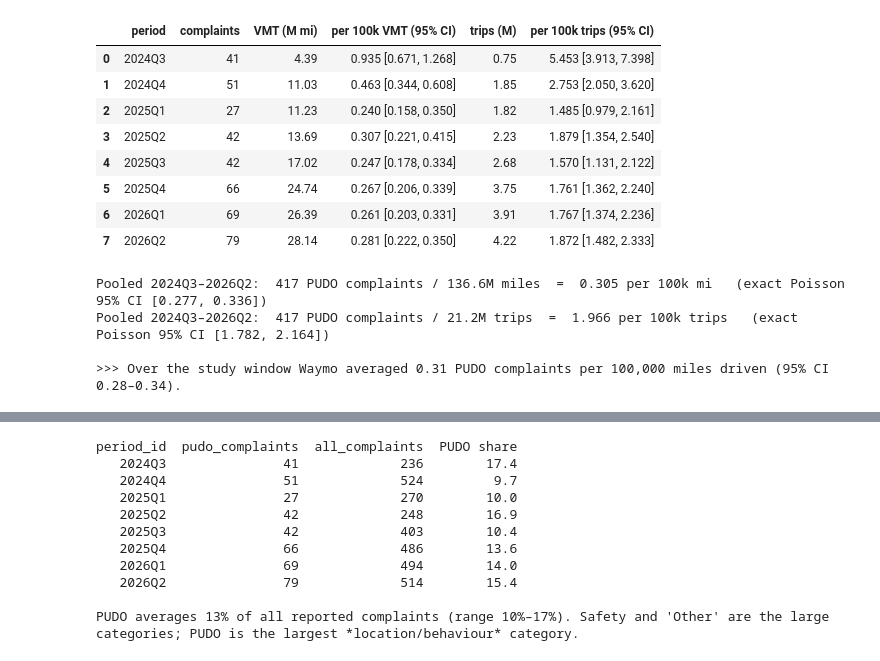
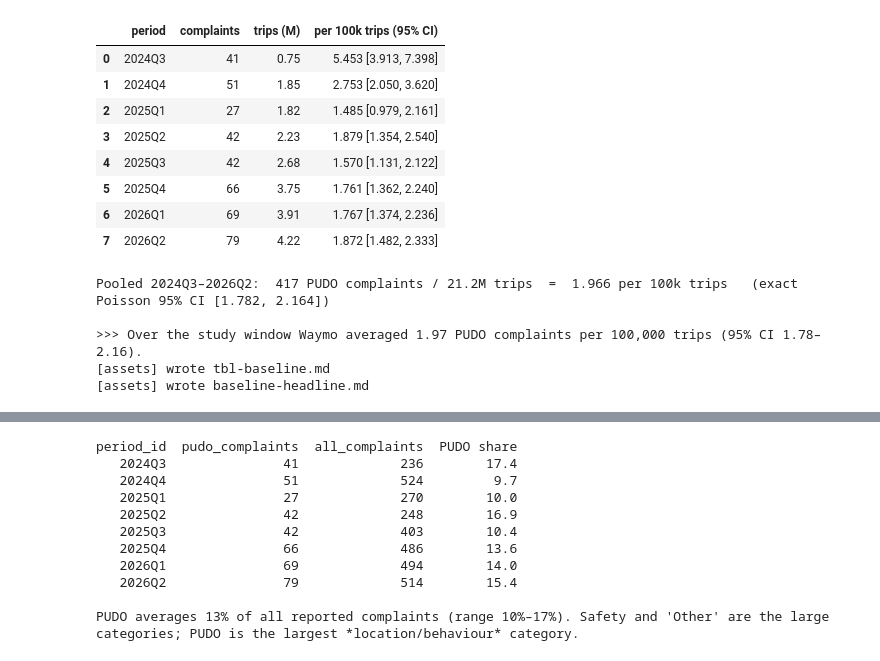
Before and after one commit to jonathanwilsonami/curbrisk-av, a Jupyter notebook: pudo-pipeline/notebooks/pudo_analysis.ipynb, the cells around one changed output, grey strips where cells are left out. Cells and saved outputs as stored; diff of their text form; code cells hidden in the pictures.

```diff
--- a/pudo-pipeline/notebooks/pudo_analysis.ipynb
+++ b/pudo-pipeline/notebooks/pudo_analysis.ipynb
@@ -87,47 +365,52 @@ window is the single number the write-up should quote.
 # %%
-# per-period rates with exact Poisson CIs, under VMT and under trips
-lo_v, hi_v = poisson_ci(s["pudo_complaints"], s["vmt_total"])
+# --- 1c. per-quarter rates with exact Poisson 95% CIs (trips) --------------
 lo_t, hi_t = poisson_ci(s["pudo_complaints"], s["trips"])
 
 baseline = pd.DataFrame({
     "period": s["period_id"],
     "complaints": s["pudo_complaints"],
-    "VMT (M mi)": (s["vmt_total"] / 1e6).round(2),
-    "per 100k VMT (95% CI)": [f"{r:.3f}  [{l:.3f}, {h:.3f}]"
-                              for r, l, h in zip(s["pudo_per_100k_vmt"], lo_v, hi_v)],
     "trips (M)": (s["trips"] / 1e6).round(2),
     "per 100k trips (95% CI)": [f"{r:.3f}  [{l:.3f}, {h:.3f}]"
                                 for r, l, h in zip(s["pudo_per_100k_trips"], lo_t, hi_t)],
 })
 baseline
 # %% [output]
-|  | period | complaints | VMT (M mi) | per 100k VMT (95% CI) | trips (M) | per 100k trips (95% CI) |
-| 0 | 2024Q3 | 41 | 4.39 | 0.935 [0.671, 1.268] | 0.75 | 5.453 [3.913, 7.398] |
-| 1 | 2024Q4 | 51 | 11.03 | 0.463 [0.344, 0.608] | 1.85 | 2.753 [2.050, 3.620] |
-| 2 | 2025Q1 | 27 | 11.23 | 0.240 [0.158, 0.350] | 1.82 | 1.485 [0.979, 2.161] |
-| 3 | 2025Q2 | 42 | 13.69 | 0.307 [0.221, 0.415] | 2.23 | 1.879 [1.354, 2.540] |
-| 4 | 2025Q3 | 42 | 17.02 | 0.247 [0.178, 0.334] | 2.68 | 1.570 [1.131, 2.122] |
-| 5 | 2025Q4 | 66 | 24.74 | 0.267 [0.206, 0.339] | 3.75 | 1.761 [1.362, 2.240] |
-| 6 | 2026Q1 | 69 | 26.39 | 0.261 [0.203, 0.331] | 3.91 | 1.767 [1.374, 2.236] |
-| 7 | 2026Q2 | 79 | 28.14 | 0.281 [0.222, 0.350] | 4.22 | 1.872 [1.482, 2.333] |
+|  | period | complaints | trips (M) | per 100k trips (95% CI) |
+| 0 | 2024Q3 | 41 | 0.75 | 5.453 [3.913, 7.398] |
+| 1 | 2024Q4 | 51 | 1.85 | 2.753 [2.050, 3.620] |
+| 2 | 2025Q1 | 27 | 1.82 | 1.485 [0.979, 2.161] |
+| 3 | 2025Q2 | 42 | 2.23 | 1.879 [1.354, 2.540] |
+| 4 | 2025Q3 | 42 | 2.68 | 1.570 [1.131, 2.122] |
+| 5 | 2025Q4 | 66 | 3.75 | 1.761 [1.362, 2.240] |
+| 6 | 2026Q1 | 69 | 3.91 | 1.767 [1.374, 2.236] |
+| 7 | 2026Q2 | 79 | 4.22 | 1.872 [1.482, 2.333] |
 # %%
-# pooled baseline rate — THE headline number
+# pooled baseline rate — THE headline number (trips only)
 tot_k = int(s["pudo_complaints"].sum())
-for name, col, per_unit in [("miles", "vmt_total", "100k mi"),
-                            ("trips", "trips", "100k trips")]:
-    tot_e = float(s[col].sum())
-    rate = tot_k / tot_e * 1e5
-    lo, hi = poisson_ci(tot_k, tot_e)
-    print(f"Pooled 2024Q3–2026Q2:  {tot_k} PUDO complaints / {tot_e/1e6:,.1f}M {name}"
-          f"  =  {rate:.3f} per {per_unit}   (exact Poisson 95% CI [{lo:.3f}, {hi:.3f}])")
+tot_tr = float(s["trips"].sum())
+rate = tot_k / tot_tr * 1e5
+lo, hi = poisson_ci(tot_k, tot_tr)
+print(f"Pooled 2024Q3–2026Q2:  {tot_k} PUDO complaints / {tot_tr/1e6:,.1f}M trips"
+      f"  =  {rate:.3f} per 100k trips   (exact Poisson 95% CI [{lo:.3f}, {hi:.3f}])")
+print(f"\n>>> Over the study window Waymo averaged {rate:.2f} PUDO complaints per "
+      f"100,000 trips (95% CI {lo:.2f}–{hi:.2f}).")
 
-tot_vmt = float(s["vmt_total"].sum())
-r = tot_k / tot_vmt * 1e5
-lo, hi = poisson_ci(tot_k, tot_vmt)
-print(f"\n>>> Over the study window Waymo averaged {r:.2f} PUDO complaints per "
-      f"100,000 miles driven (95% CI {lo:.2f}–{hi:.2f}).")
+save_table(
+    pd.DataFrame([{"complaints": tot_k, "trips (M)": round(tot_tr / 1e6, 1),
+                   "rate per 100k trips": round(rate, 3), "95% CI": f"[{lo:.3f}, {hi:.3f}]"}]),
+    "tbl-baseline",
+    f"Pooled PUDO complaint rate over the study window ({tot_k} complaints, "
+    "2024 Q3 - 2026 Q2).",
+)
+save_text(
+    f"Over the study window Waymo averaged **{rate:.2f}** PUDO complaints per "
+    f"100,000 trips (exact Poisson 95% CI {lo:.2f}-{hi:.2f}), from {tot_k} "
+    f"complaints over {tot_tr / 1e6:.1f}M trips.",
+    "baseline-headline",
+)
 # %% [output]
-Pooled 2024Q3–2026Q2:  417 PUDO complaints / 136.6M miles  =  0.305 per 100k mi   (exact Poisson 95% CI [0.277, 0.336])
 Pooled 2024Q3–2026Q2:  417 PUDO complaints / 21.2M trips  =  1.966 per 100k trips   (exact Poisson 95% CI [1.782, 2.164])
 
->>> Over the study window Waymo averaged 0.31 PUDO complaints per 100,000 miles driven (95% CI 0.28–0.34).
+>>> Over the study window Waymo averaged 1.97 PUDO complaints per 100,000 trips (95% CI 1.78–2.16).
+[assets] wrote tbl-baseline.md
+[assets] wrote baseline-headline.md
```
Also changed, not shown: parts of 15 cells of this notebook.
